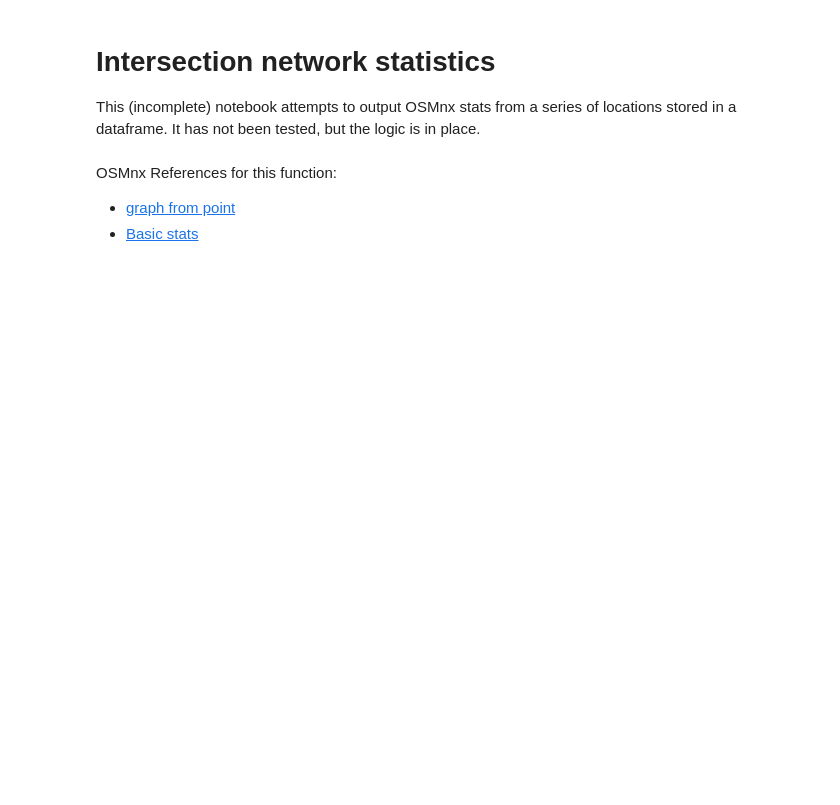
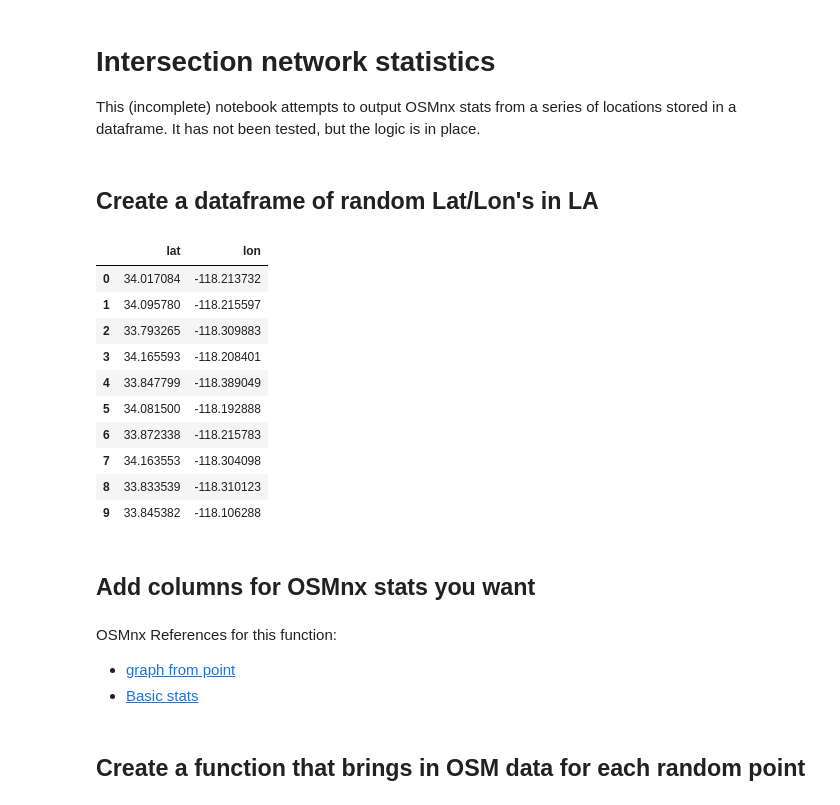
Before and after one commit to yohman/22W-UP206A, a Jupyter notebook: guides/Get_Intersection_Stats.ipynb, the cells around one changed output. Drawn from its saved outputs; the diff is of its cells as text; code cells hidden in the pictures; blank space fills up the shorter version.

```diff
--- a/guides/Get_Intersection_Stats.ipynb
+++ b/guides/Get_Intersection_Stats.ipynb
@@ -7,0 +10,6 @@ df
+# %% [markdown]
+## Create a dataframe of random Lat/Lon's in LA
+# %%
+# create 10 random lat's and lon's in Los Angeles|
+lats = np.random.uniform(33.75, 34.2, size=(10))
+lons = np.random.uniform(-118.4,-118.1, size=(10))
@@ -8,3 +19,21 @@ df
+# %%
+# put them in a dataframe
+df = pd.DataFrame(d)
+df
+# %% [output]
+|  | lat | lon |
+| 0 | 34.017084 | -118.213732 |
+| 1 | 34.095780 | -118.215597 |
+| 2 | 33.793265 | -118.309883 |
+| 3 | 34.165593 | -118.208401 |
+| 4 | 33.847799 | -118.389049 |
+| 5 | 34.081500 | -118.192888 |
+| 6 | 33.872338 | -118.215783 |
+| 7 | 34.163553 | -118.304098 |
+| 8 | 33.833539 | -118.310123 |
+| 9 | 33.845382 | -118.106288 |
+# %% [markdown]
+## Add columns for OSMnx stats you want
 # %%
 # add columns to df for metrics that you want to capture. For example:
 df['street_length_avg']=0
@@ -18,3 +48,5 @@ import osmnx
+# %% [markdown]
+## Create a function that brings in OSM data for each random point
 # %%
 # create a function
 def analyze_intersection(lat,lon):
```
Also changed, not shown: parts of 10 cells of this notebook, 2 other files.
